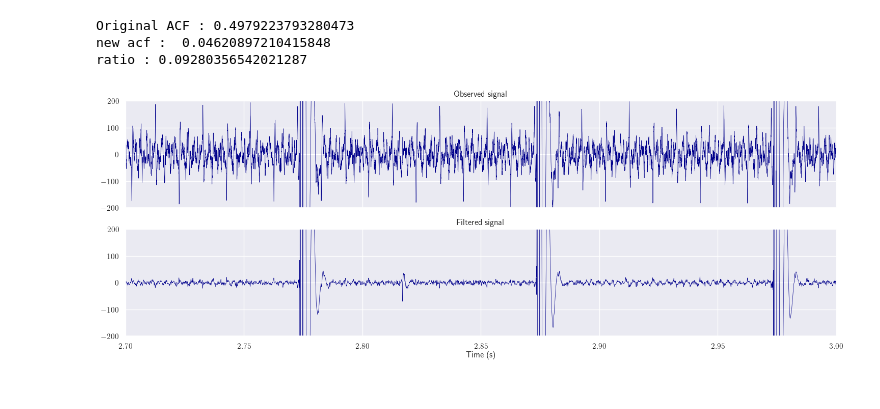
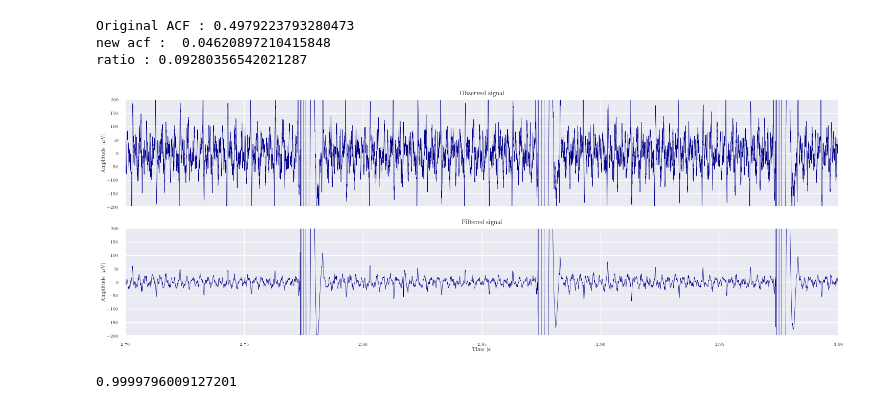
Before and after one commit to TheresaDF/NeuronSpikeEye, a Jupyter notebook: src/visualizations/preprocessing.ipynb, the cells around one changed output. Saved outputs shown, nothing was run; the diff lists cells and outputs as text; code cells hidden in the pictures.

```diff
--- a/src/visualizations/preprocessing.ipynb
+++ b/src/visualizations/preprocessing.ipynb
@@ -149,6 +151,4 @@ savefig(fig, "preproces_acfs_post", width=2, height=2 * 0.45, format = "png")
 [figure]
 # %% [markdown]
 ### Result of Preprocessing
-# %%
-sns.set_theme()
 # %%
@@ -194,20 +186,29 @@ Original ACF : 0.4979223793280473
 new acf :  0.04620897210415848
 ratio : 0.09280356542021287
 # %%
-channel = 0
+channel = 5
 
 fig, ax = plt.subplots(2, 1, figsize = (18, 6), sharex=True)
 
 ax[0].plot(x_axis, data[:, channel], color = "darkblue", linewidth = 0.5)
 ax[0].set_title("Observed signal")
 
 ax[1].plot(x_axis, filtered_data[:, channel], color = "darkblue", linewidth = 0.5)
 ax[1].set_title("Filtered signal")
 
-ax[1].set_xlabel("Time (s)")
+ax[1].set_xlabel("Time [s]")
 [a.set_xlim([2.7, 3]) for a in ax]
 [a.set_ylim([-200, 200]) for a in ax]
+[a.set_ylabel(r"Amplitude [$\mu$V]") for a in ax]
 
 plt.show()
+
+savefig(fig, "real_data_ramp7_bad", width = 6.5, height = 4)
 # %% [output]
-[figure, old version]
+[figure, new version]
+# %%
+e = 36 * 0.3
+
+np.exp(e) / (1+ np.exp(e))
+# %% [output]
+0.9999796009127201
```
Also changed, not shown: parts of 2 cells of this notebook.
